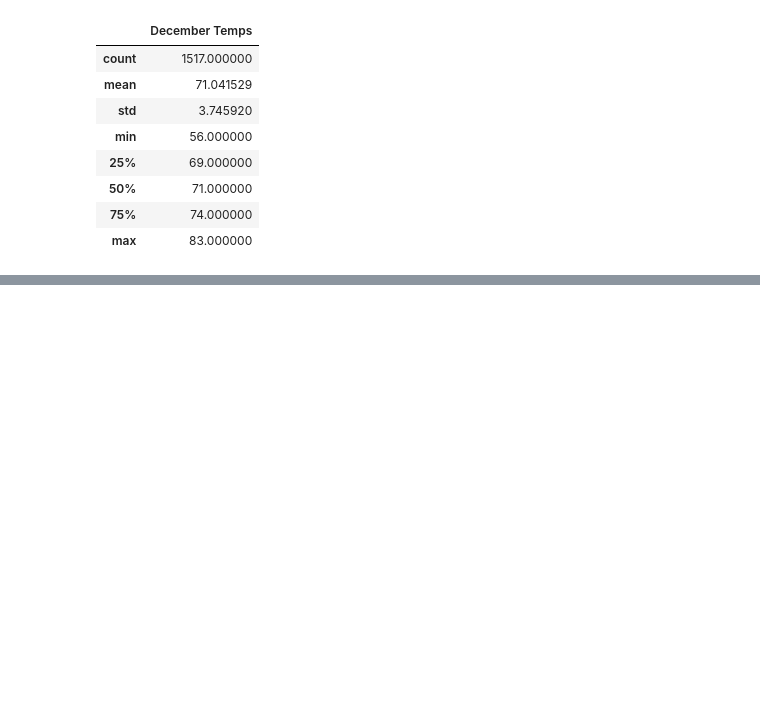
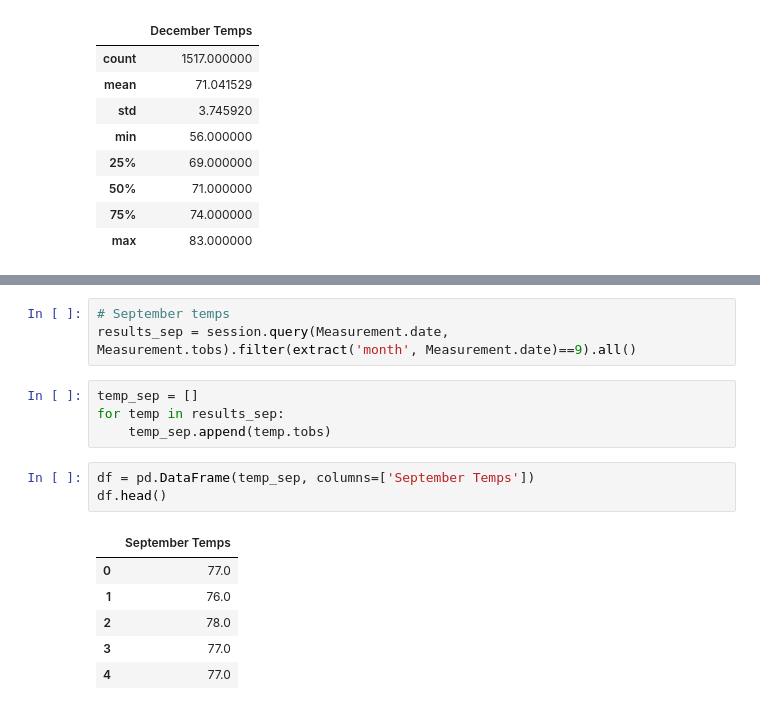
Before and after one commit to kelliwolf17/surfs_up, a Jupyter notebook: SurfsUp_Challenge.ipynb, the cells around one changed output, grey strips where cells are left out. Saved outputs shown, nothing was run; the diff lists cells and outputs as text; blank space fills up the shorter version.

```diff
--- a/SurfsUp_Challenge.ipynb
+++ b/SurfsUp_Challenge.ipynb
@@ -107,0 +139,17 @@ df.describe()
+# %%
+# September temps
+results_sep = session.query(Measurement.date, Measurement.tobs).filter(extract('month', Measurement.date)==9).all()
+# %%
+temp_sep = []
+for temp in results_sep:
+    temp_sep.append(temp.tobs)
+# %%
+df = pd.DataFrame(temp_sep, columns=['September Temps'])
+df.head()
+# %% [output]
+|  | September Temps |
+| 0 | 77.0 |
+| 1 | 76.0 |
+| 2 | 78.0 |
+| 3 | 77.0 |
+| 4 | 77.0 |
```
Also changed, not shown: parts of 6 cells of this notebook.
